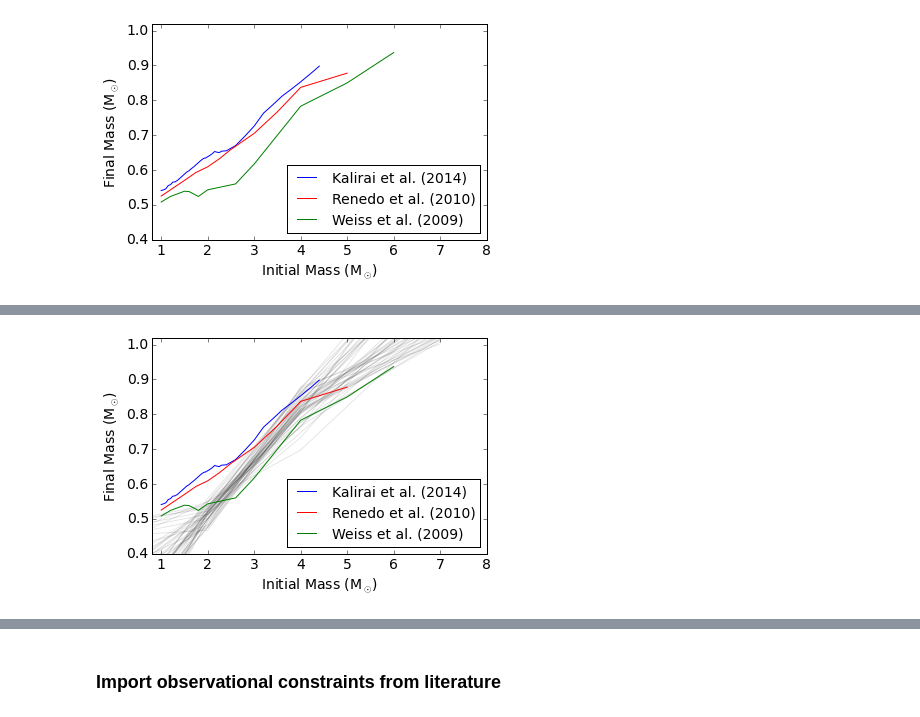
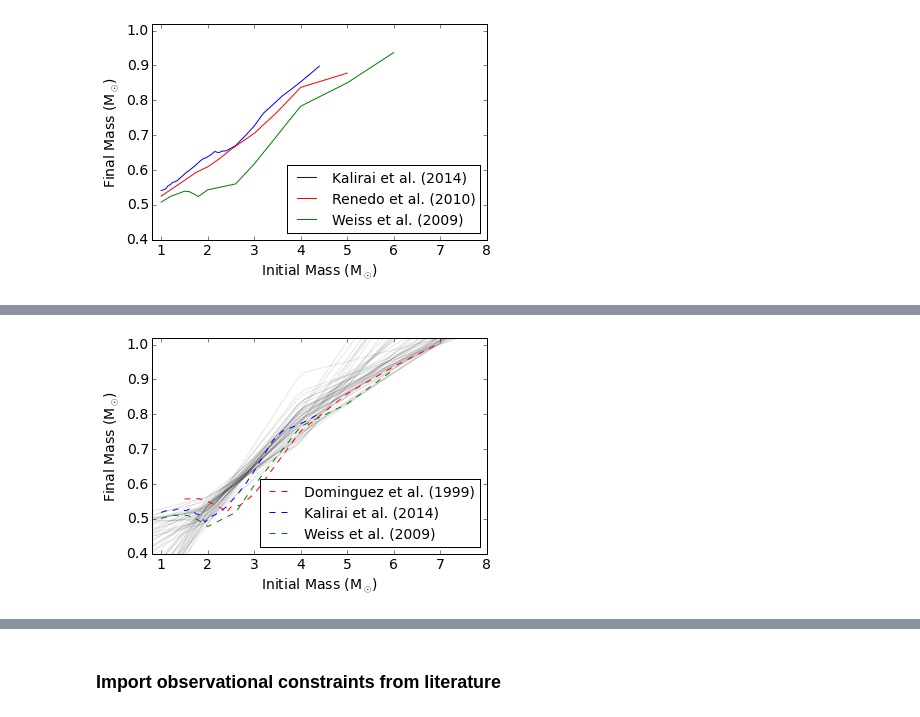
Before and after one commit to astroJeff/separated-at-birth, a Jupyter notebook: notebooks/IFMR DWD.ipynb, the cells around one changed output, grey strips where cells are left out. Saved outputs shown, nothing was run; the diff lists cells and outputs as text; code cells hidden in the pictures.

```diff
--- a/notebooks/IFMR DWD.ipynb
+++ b/notebooks/IFMR DWD.ipynb
@@ -375,11 +384,9 @@ def run_inference(DWD, p_i, nwalkers=32, nburn=200, nsteps=1000):
 # %%
 start = time.time()
 
-p_true_1 = np.array([0.1, 0.1, 0.38, 0.05, 0.65])
-N_sys_1 = 20
-mock_1 = create_mock_data(p_true_1, N_sys_1)
-sampler_1 = run_inference(mock_1, p_true_1, nburn=10, nsteps=10)
+sampler_1 = run_inference(mock_1, p_true_1, nburn=500, nsteps=5000)
 
 end = time.time()
+
 print "Mock data set 1 finished. Elapsed time: ", end-start, " seconds"
 # %% [output]
@@ -445,0 +462,16 @@ plt.ylabel("Final Mass (M$_{\odot}$)")
+# %%
+font = {'family' : 'normal',
+        'weight' : 'normal',
+        'size'   : 16}
+
+plt.rc('font', **font)
+
+
+plt.rcParams.update({'axes.labelsize': 'x-large'})
+
+labels = [r"$b_{\bot}$", r"$\phi_1$", r"$\phi_2$", r"$\phi_3$"]
+fig = triangle.corner(sampler_1.flatchain.T[0:4].T, truths=p_true_1, labels=labels)
+#fig = triangle.corner(sampler_1.flatchain, truths=p_true_1)
+
+#plt.show()
+plt.savefig('../figures/triangle_mock.pdf')
@@ -462,8 +568,8 @@ DWD = np.concatenate((DWD_andrews, DWD_baxter), axis=0)
 # %%
 start = time.time()
 
-p_start = np.array([0.1, 0.1, 0.25, 0.10, 0.75])
-sampler_DWD = run_inference(DWD, p_start, nburn=300, nsteps=3000)
+p_start = np.array([0.1, 0.1, 0.25, 0.10, 0.75, 0.15])
+sampler_DWD = run_inference(DWD, p_start, nburn=500, nsteps=5000)
 
 end = time.time()
 print "Real data finished. Elapsed time: ", end-start, " seconds"
@@ -595,31 +750,33 @@ plt.savefig('../figures/lit_theory_IFMR.pdf')
 # %%
 # Plot the random posterior samples
-M_zams_temp = np.linspace(0.,7.,50)
+M_zams_temp = np.linspace(0.,8.,50)
 
 for s in posterior_samples:
     M_wd_temp = get_m_wd(s, M_zams_temp)
 
     plt.plot(M_zams_temp, M_wd_temp, color="k", alpha=0.1)
 
 
-#plt.plot(Dominguez[0], Dominguez[1], color='r', linestyle='dashed', label='1TP: Dominguez et al. (1999)')
-#plt.plot(Kalirai[0], Kalirai[1], color='b', linestyle='dashed', label='1TP: Kalirai et al. (2014)')
-plt.plot(Kalirai[0], Kalirai[2], color='b', label='Kalirai et al. (2014)')
-plt.plot(Renedo[0], Renedo[1], color='r', label='Renedo et al. (2010)')
+plt.plot(Dominguez[0], Dominguez[1], color='r', linestyle='dashed', label='Dominguez et al. (1999)')
+plt.plot(Kalirai[0], Kalirai[1], color='b', linestyle='dashed', label='Kalirai et al. (2014)')
+#plt.plot(Kalirai[0], Kalirai[2], color='b', label='Kalirai et al. (2014)')
+#plt.plot(Renedo[0], Renedo[1], color='r', label='Renedo et al. (2010)')
 #plt.plot(Salaris[0], Salaris[1], color='y')
-#plt.plot(Weiss[0], Weiss[1], color='g', linestyle='dashed', label='1TP: Weiss et al. (2009)')
-plt.plot(Weiss[0], Weiss[2], color='g', label='Weiss et al. (2009)')
+plt.plot(Weiss[0], Weiss[1], color='g', linestyle='dashed', label='Weiss et al. (2009)')
+#plt.plot(Weiss[0], Weiss[2], color='g', label='Weiss et al. (2009)')
 
 
 
 plt.xlabel("Initial Mass (M$_{\odot}$)")
 plt.ylabel("Final Mass (M$_{\odot}$)")
 
 plt.xlim(0.8,8.0)
 plt.ylim(0.4,1.02)
 plt.gcf().subplots_adjust(bottom=0.15)
 
 plt.legend(loc=4, prop={'size':14})
-plt.savefig('../figures/lit_theory_IFMR_posteriors.pdf')
+
+plt.show()
+#plt.savefig('../figures/DWD_samples_1TP.pdf')
 # %% [output]
-[figure, old version]
+[figure, new version]
```
Also changed, not shown: parts of 28 cells of this notebook.
